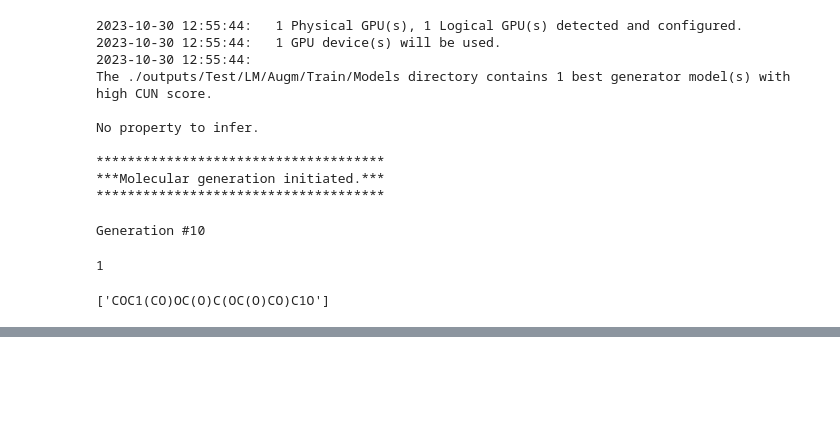
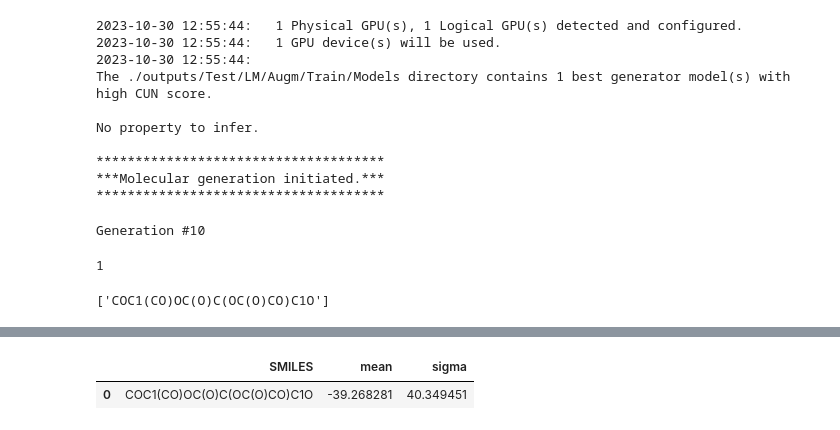
Before and after one commit to Lambard-ML-Team/SMILES-X, a Jupyter notebook: Example.ipynb, the cells around one changed output, grey strips where cells are left out. Cells and saved outputs as stored; diff of their text form; code cells hidden in the pictures; blank space fills up the shorter version.

Commit message:
Fix prop x raw mol generator

```diff
--- a/Example.ipynb
+++ b/Example.ipynb
@@ -608,0 +645,12 @@ sol_data['smiles1'].values.tolist()
+# %%
+generation_class = generation.Generation(data_name= data_name,
+                                         g_run_number = 0,
+                                         gen_augmentation = True,
+                                         infer_augmentation = False,
+                                         indir = "./outputs",
+                                         outdir = "./outputs",
+                                         n_gpus = 1,
+                                         prop_names_list = None, #['Test'],
+                                         bounds_list = [(-5,5)],
+                                         prop_gamma_list = [1.],
+                                         prior_gamma= 1.)
@@ -608,0 +671,8 @@ sol_data['smiles1'].values.tolist()
+# %%
+n_generate = 10
+
+new_smiles_list = generation_class.generate(starter='',
+                                            n_generate = n_generate,
+                                            top_k = None,
+                                            batch_size = 8096,
+                                            tolerance = 5)
@@ -608,0 +732,8 @@ sol_data['smiles1'].values.tolist()
+# %%
+from SMILESX import loadmodel
+
+# Load trained models once, use as many times as needed
+model = loadmodel.LoadModel(data_name=data_name,
+                            augment=False,
+                            gpu_ind=0,
+                            return_attention=True)
@@ -608,0 +750,8 @@ sol_data['smiles1'].values.tolist()
+# %%
+from SMILESX import inference
+
+preds = inference.infer(model=model,
+                        data_smiles=new_smiles_list,
+                        augment=True,
+                        check_smiles=True,
+                        log_verbose=True)
@@ -608,0 +776,5 @@ sol_data['smiles1'].values.tolist()
+# %%
+preds
+# %% [output]
+|  | SMILES | mean | sigma |
+| 0 | COC1(CO)OC(O)C(OC(O)CO)C1O | -39.268281 | 40.349451 |
```
Also changed, not shown: parts of 16 cells of this notebook, 1 other file.
